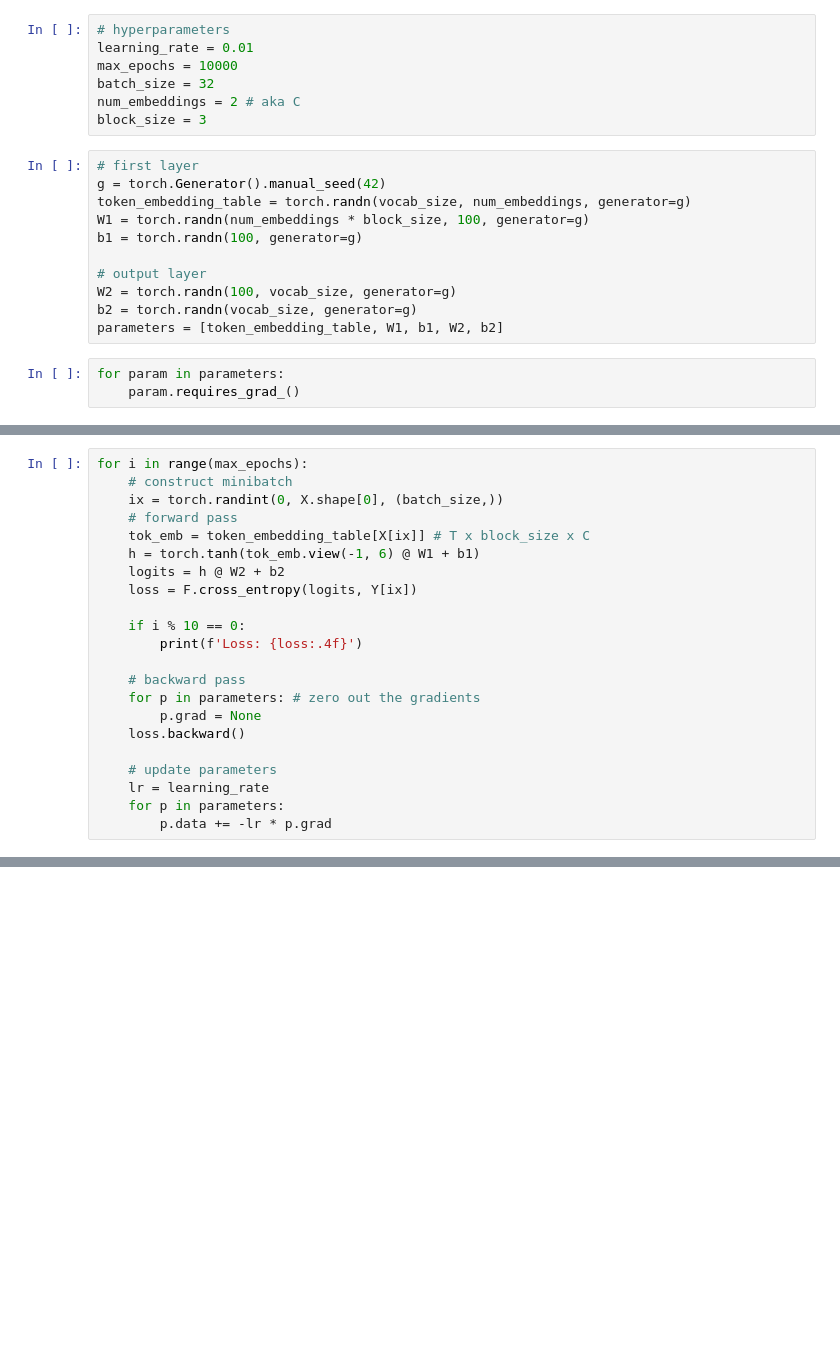
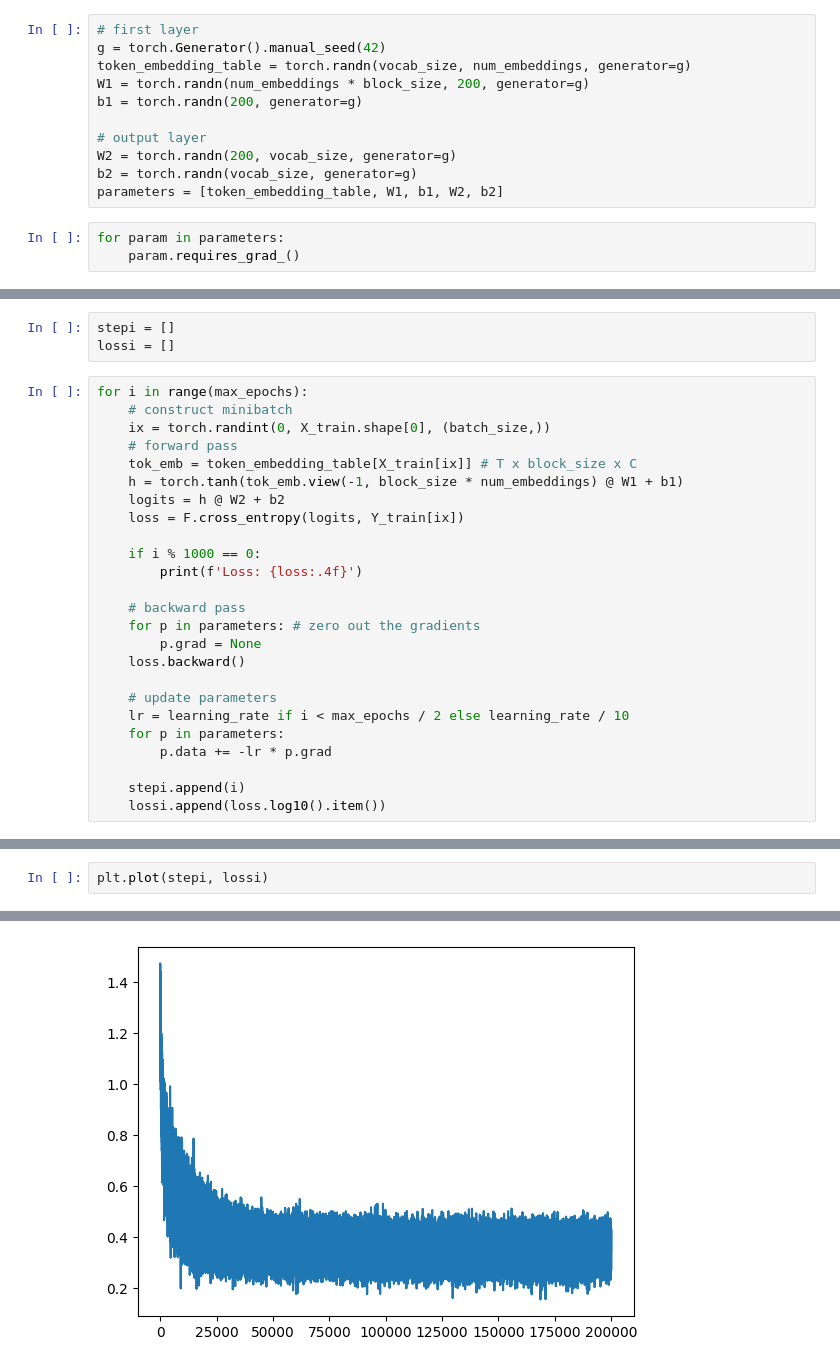
Before and after one commit to clankur/makemore, a Jupyter notebook: makemore_mlp.ipynb, the cells around one changed output, grey strips where cells are left out. Saved outputs shown, nothing was run; the diff lists cells and outputs as text; blank space fills up the shorter version.

Commit message:
modify model to plot loss and generate names

```diff
--- a/makemore_mlp.ipynb
+++ b/makemore_mlp.ipynb
@@ -39,22 +46,15 @@ n1, n2 = int(len(words) * 0.8), int(len(words) * 0.9)
 X_train, Y_train = build_dataset(words[:n1])
 X_valid, Y_valid = build_dataset(words[n1:n2])
 X_test, Y_test = build_dataset(words[n2:])
-# %%
-# hyperparameters
-learning_rate = 0.01
-max_epochs = 10000
-batch_size = 32
-num_embeddings = 2 # aka C
-block_size = 3
 # %%
 # first layer
 g = torch.Generator().manual_seed(42)
 token_embedding_table = torch.randn(vocab_size, num_embeddings, generator=g)
-W1 = torch.randn(num_embeddings * block_size, 100, generator=g)
-b1 = torch.randn(100, generator=g)
+W1 = torch.randn(num_embeddings * block_size, 200, generator=g)
+b1 = torch.randn(200, generator=g)
 
 # output layer
-W2 = torch.randn(100, vocab_size, generator=g)
+W2 = torch.randn(200, vocab_size, generator=g)
 b2 = torch.randn(vocab_size, generator=g)
 parameters = [token_embedding_table, W1, b1, W2, b2]
 # %%
@@ -85,14 +63,17 @@ tensor([0.0010, 0.0010, 0.0010, 0.0010, 0.0010, 0.0010, 0.0010, 0.0010, 0.0011,
+# %%
+stepi = []
+lossi = []
 # %%
 for i in range(max_epochs):
     # construct minibatch
-    ix = torch.randint(0, X.shape[0], (batch_size,))
+    ix = torch.randint(0, X_train.shape[0], (batch_size,))
     # forward pass
-    tok_emb = token_embedding_table[X[ix]] # T x block_size x C
-    h = torch.tanh(tok_emb.view(-1, 6) @ W1 + b1)
+    tok_emb = token_embedding_table[X_train[ix]] # T x block_size x C
+    h = torch.tanh(tok_emb.view(-1, block_size * num_embeddings) @ W1 + b1)
     logits = h @ W2 + b2
-    loss = F.cross_entropy(logits, Y[ix])
+    loss = F.cross_entropy(logits, Y_train[ix])
 
-    if i % 10 == 0:
+    if i % 1000 == 0:
         print(f'Loss: {loss:.4f}')
 
     # backward pass
@@ -101,7 +82,10 @@ for i in range(max_epochs):
     loss.backward()
 
     # update parameters
-    lr = learning_rate
+    lr = learning_rate if i < max_epochs / 2 else learning_rate / 10
     for p in parameters:
         p.data += -lr * p.grad
+
+    stepi.append(i)
+    lossi.append(loss.log10().item())
 # %% [output]
@@ -124,0 +109,3 @@ Loss: 2.2623
+# %%
+plt.plot(stepi, lossi)
+# %% [output]
@@ -125 +113,2 @@ Loss: 2.2623
+[figure, added]
 # %%
```
Also changed, not shown: parts of 8 cells of this notebook.
